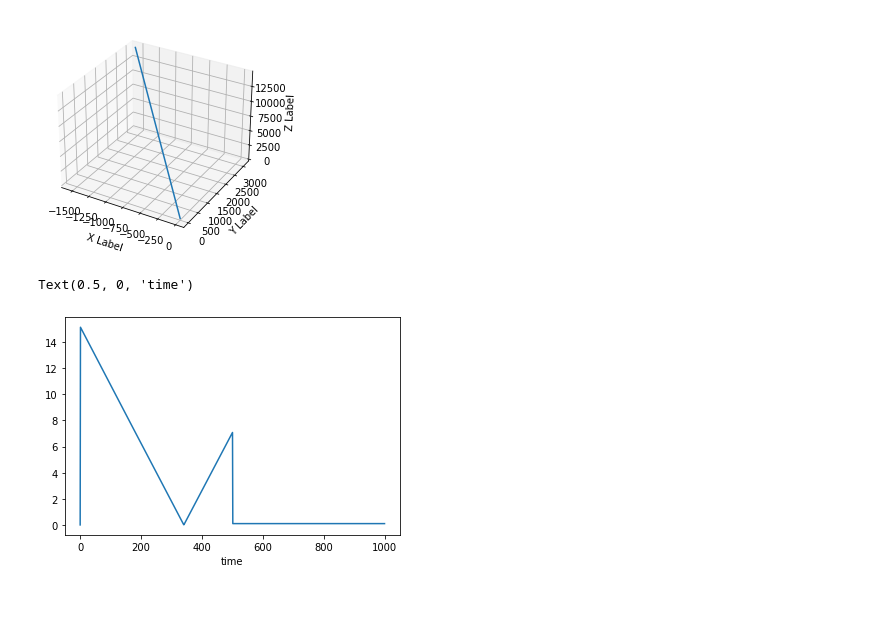
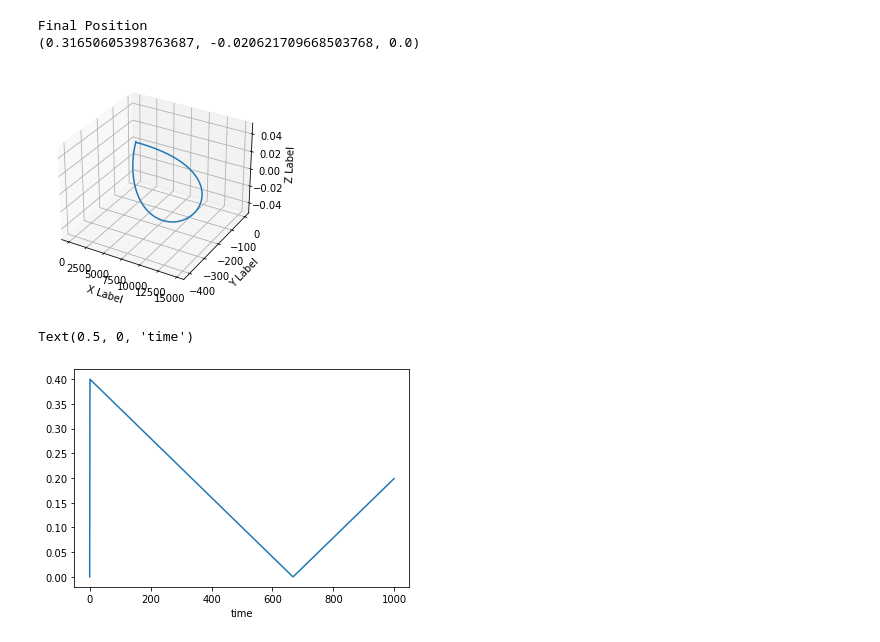
Before and after one commit to Owen-Oertell/spaceflight-dyanamics-modeling, a Jupyter notebook: basic-spaceflight.ipynb, the cells around one changed output. Drawn from its saved outputs; the diff is of its cells as text; code cells hidden in the pictures; blank space fills up the shorter version.

```diff
--- a/basic-spaceflight.ipynb
+++ b/basic-spaceflight.ipynb
@@ -10,7 +10,7 @@ timeStep = 1
 finalTime = 1000
 
 # inital x sattelite (x,y,z,dx,dy,dz)
-x_0 = np.array([0,0,0,-200,400,1900]).reshape((6,1))
+x_0 = np.array([0,0,0,100,0,0]).reshape((6,1))
 
 # phi matrix given time and beginning time.
 def phi(t_i,t_0, n=(2*np.pi) / 96400):
@@ -35,7 +35,7 @@ def move(x_0, u, target, delta):
     return x_i
 
 def moveOneStep(x_0, u, delta, i):
-    x_i = x_0 + phi(0, 1) @ delt(u,1,delta)
+    x_i = x_0 + phi(1, 0) @ delt(u,i,delta)
     return x_i
 # %%
 # define u, the vector of movements as what we are trying to minimize.
@@ -55,9 +55,9 @@ constraints = [ np.sum(move(x_0, u, finalTime*timeStep, timeStep)**2) <= 0.1]
 
 # 2. the magnitude of every movement is less than maxPropulsion.
 for i in range(finalTime*timeStep):
-    if (i > finalTime*timeStep - 500):
-        constraints.append(cp.norm(u[i,:]) <= 0.1)
-    else:
+    #if (i > finalTime*timeStep - 500):
+    #    constraints.append(cp.norm(u[i,:]) <= 0.1)
+    #else:
         constraints += [cp.norm(u[i,:]) <= maxPropulsion]
 
 
@@ -95,39 +95,38 @@ from mpl_toolkits.mplot3d import Axes3D
 x_trajectory = [x_0[0][0]]
 y_trajectory = [x_0[1][0]]
 z_trajectory = [x_0[2][0]]
 
 x_i = x_0
 # get x,y,z values for plotting
 for i in range(1,finalTime*timeStep):
-    x_i = moveOneStep(x_i, u.value, timeStep, i)
+    x_i = move(x_0, u.value, i, timeStep)
     # get first three elements of x_i
     x_trajectory.append(x_i[0][0])
     y_trajectory.append(x_i[1][0])
     z_trajectory.append(x_i[2][0])
 
-# convert to numpy arrays
-#x_trajectory = np.array(x_trajectory).reshape((1,finalTime*timeStep))
-#y_trajectory = np.array(y_trajectory).reshape((1,finalTime*timeStep))
-#z_trajectory = np.array(z_trajectory).reshape((1,finalTime*timeStep))
-
+print("Final Position")
+print((x_trajectory[-1], y_trajectory[-1], z_trajectory[-1]))
 #print(x_trajectory)
 # print sizes
 
 # plot trajectory
 fig = plt.figure()
 ax = fig.add_subplot(projection='3d')
 ax.plot(x_trajectory, y_trajectory, z_trajectory)
 ax.set_xlabel('X Label')
 ax.set_ylabel('Y Label')
 ax.set_zlabel('Z Label')
 plt.show()
 
 # plot usage of thrust magnitude at each time step
 thrust = [ math.sqrt(u.value[i][0]**2 + u.value[i][1]**2 + u.value[i][2]**2) for i in range(finalTime*timeStep)]
 
 plt.plot(thrust)
 plt.xlabel('time')
 # %% [output]
+Final Position
+(0.31650605398763687, -0.020621709668503768, 0.0)
-[figure, old version]
+[figure, new version]
-Text(0.5, 0, 'time')
+Text(0.5, 0, 'time')
-[figure, old version]
+[figure, new version]
```
Also changed, not shown: parts of 1 cell of this notebook.
